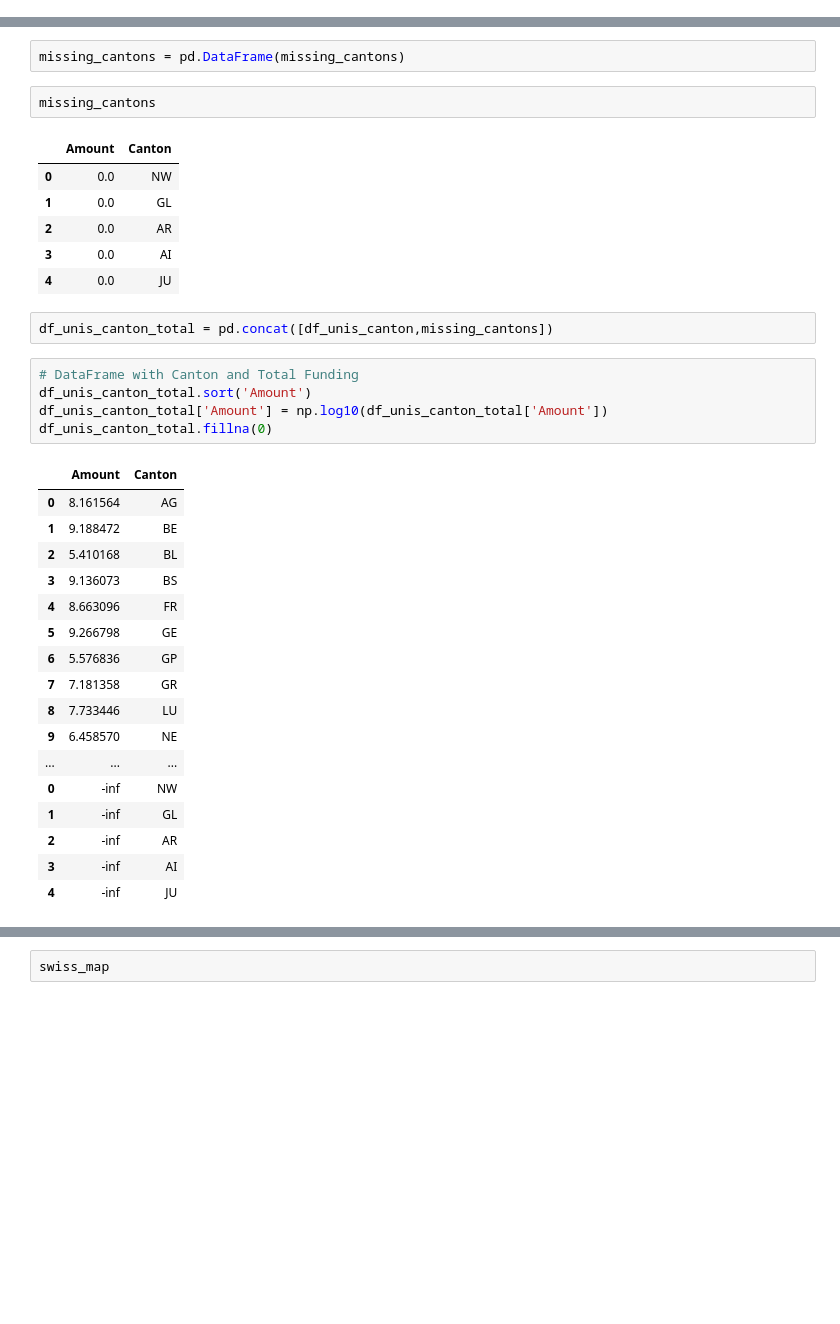
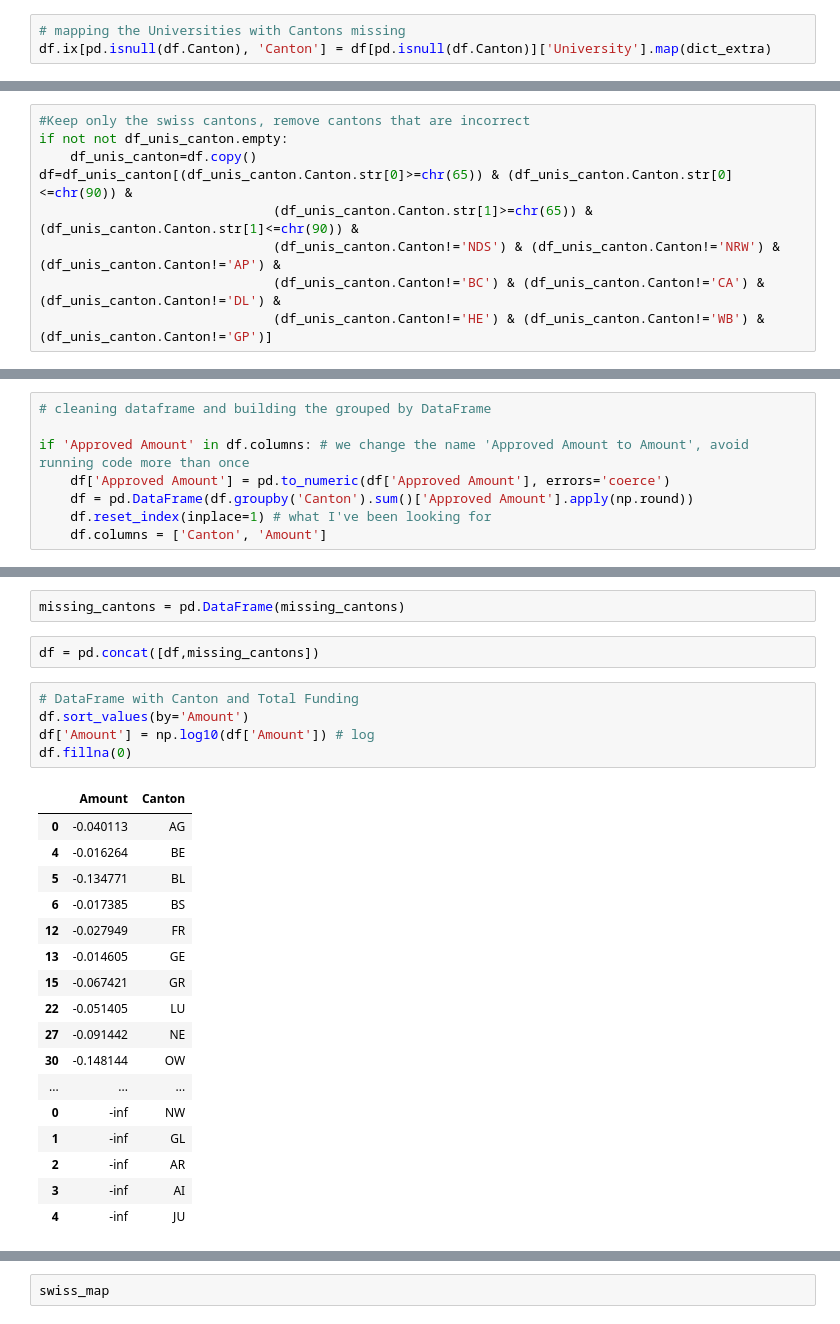
Before and after one commit to kirtanp/ADA-EPFL-2016, a Jupyter notebook: Lab3/choropleth-complete_Map.ipynb, the cells around one changed output, grey strips where cells are left out. Saved outputs shown, nothing was run; the diff lists cells and outputs as text; blank space fills up the shorter version.

```diff
--- a/Lab3/choropleth-complete_Map.ipynb
+++ b/Lab3/choropleth-complete_Map.ipynb
@@ -385,0 +277,3 @@ df_unis_canton.head()
+# %%
+# mapping the Universities with Cantons missing
+df.ix[pd.isnull(df.Canton), 'Canton'] = df[pd.isnull(df.Canton)]['University'].map(dict_extra)
@@ -385,0 +301,9 @@ df_unis_canton.head()
+# %%
+#Keep only the swiss cantons, remove cantons that are incorrect
+if not not df_unis_canton.empty:
+    df_unis_canton=df.copy()
+df=df_unis_canton[(df_unis_canton.Canton.str[0]>=chr(65)) & (df_unis_canton.Canton.str[0]<=chr(90)) &
+                              (df_unis_canton.Canton.str[1]>=chr(65)) & (df_unis_canton.Canton.str[1]<=chr(90)) &
+                              (df_unis_canton.Canton!='NDS') & (df_unis_canton.Canton!='NRW') & (df_unis_canton.Canton!='AP') &
+                              (df_unis_canton.Canton!='BC') & (df_unis_canton.Canton!='CA') & (df_unis_canton.Canton!='DL') &
+                              (df_unis_canton.Canton!='HE') & (df_unis_canton.Canton!='WB') & (df_unis_canton.Canton!='GP')]
@@ -385,0 +317,8 @@ df_unis_canton.head()
+# %%
+# cleaning dataframe and building the grouped by DataFrame
+
+if 'Approved Amount' in df.columns: # we change the name 'Approved Amount to Amount', avoid running code more than once
+    df['Approved Amount'] = pd.to_numeric(df['Approved Amount'], errors='coerce')
+    df = pd.DataFrame(df.groupby('Canton').sum()['Approved Amount'].apply(np.round))
+    df.reset_index(inplace=1) # what I've been looking for
+    df.columns = ['Canton', 'Amount']
@@ -388,34 +329,25 @@ missing_cantons = {'Canton' : ['NW', 'GL', 'AR', 'AI', 'JU'],
                    'Amount' : np.zeros(5)}
 # %%
 missing_cantons = pd.DataFrame(missing_cantons)
-# %%
-missing_cantons
-# %% [output]
-|  | Amount | Canton |
-| 0 | 0.0 | NW |
-| 1 | 0.0 | GL |
-| 2 | 0.0 | AR |
-| 3 | 0.0 | AI |
-| 4 | 0.0 | JU |
 # %%
-df_unis_canton_total = pd.concat([df_unis_canton,missing_cantons])
+df = pd.concat([df,missing_cantons])
 # %%
 # DataFrame with Canton and Total Funding
-df_unis_canton_total.sort('Amount')
-df_unis_canton_total['Amount'] = np.log10(df_unis_canton_total['Amount'])
-df_unis_canton_total.fillna(0)
+df.sort_values(by='Amount')
+df['Amount'] = np.log10(df['Amount']) # log
+df.fillna(0)
 # %% [output]
 |  | Amount | Canton |
-| 0 | 8.161564 | AG |
-| 1 | 9.188472 | BE |
-| 2 | 5.410168 | BL |
-| 3 | 9.136073 | BS |
-| 4 | 8.663096 | FR |
-| 5 | 9.266798 | GE |
-| 6 | 5.576836 | GP |
-| 7 | 7.181358 | GR |
-| 8 | 7.733446 | LU |
-| 9 | 6.458570 | NE |
+| 0 | -0.040113 | AG |
+| 4 | -0.016264 | BE |
+| 5 | -0.134771 | BL |
+| 6 | -0.017385 | BS |
+| 12 | -0.027949 | FR |
+| 13 | -0.014605 | GE |
+| 15 | -0.067421 | GR |
+| 22 | -0.051405 | LU |
+| 27 | -0.091442 | NE |
+| 30 | -0.148144 | OW |
 | ... | ... | ... |
 | 0 | -inf | NW |
 | 1 | -inf | GL |
```
Also changed, not shown: parts of 49 cells of this notebook.
